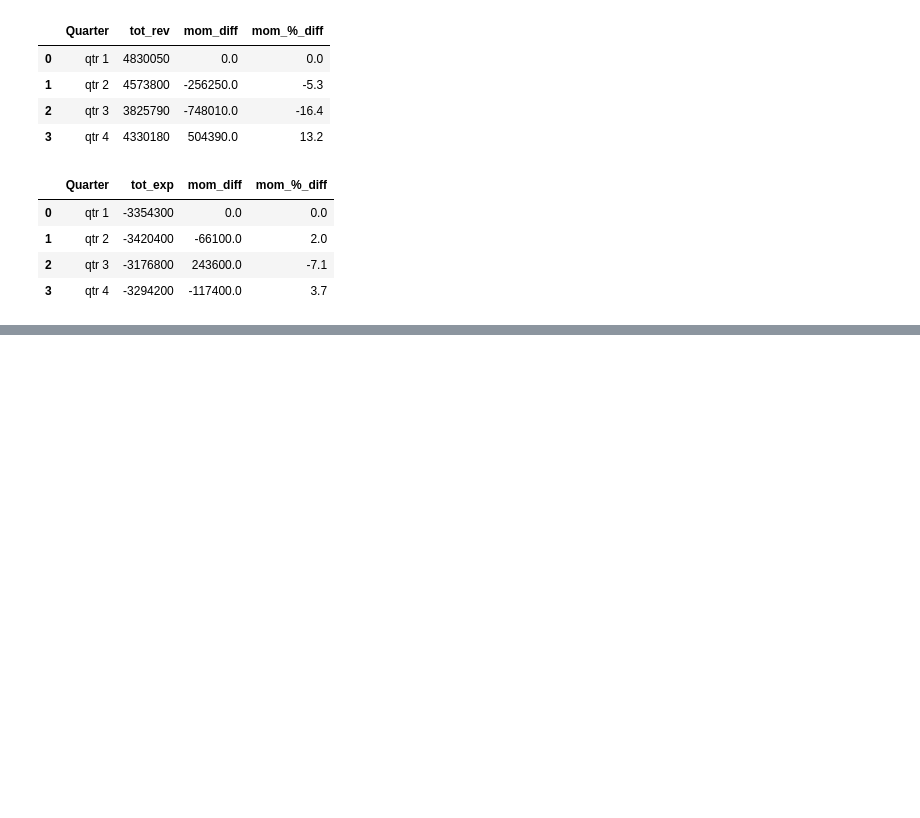
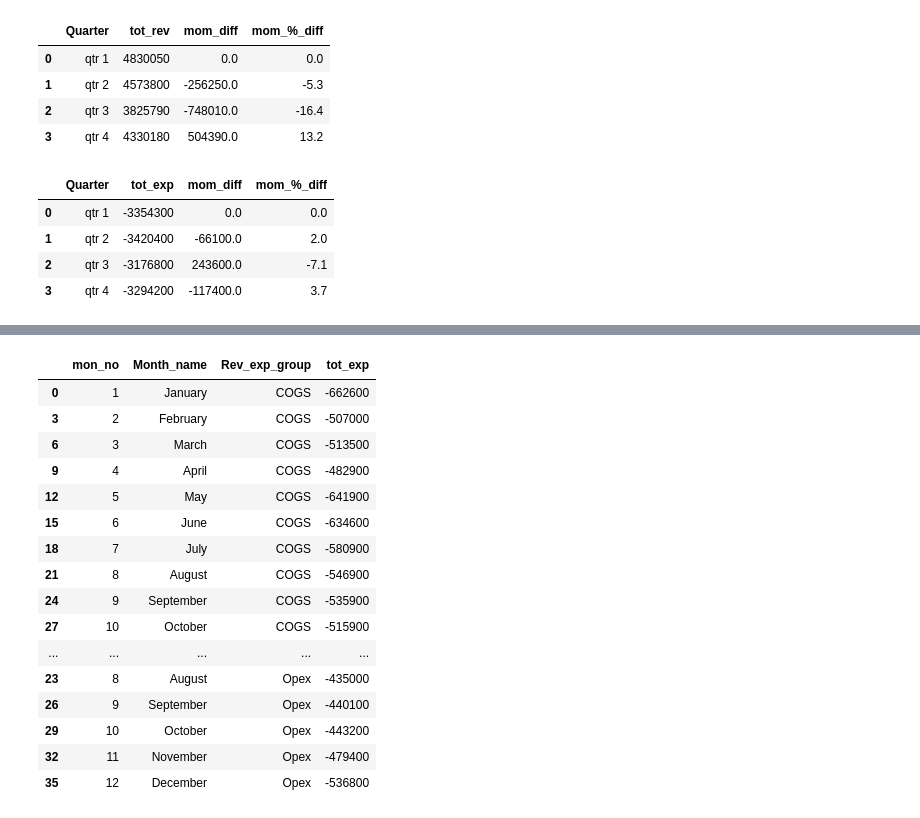
Before and after one commit to djibril968/Python_projects, a Jupyter notebook: Onyx_Financial_Analysis.ipynb, the cells around one changed output, grey strips where cells are left out. Drawn from its saved outputs; the diff is of its cells as text; code cells hidden in the pictures; blank space fills up the shorter version.

```diff
--- a/Onyx_Financial_Analysis.ipynb
+++ b/Onyx_Financial_Analysis.ipynb
@@ -498,0 +520,21 @@ Fin_data.head()
+# %%
+exp_by_exp_grp = trend_exp_extract.groupby([ 'mon_no','Month_name', 'Rev_exp_group'])['Amount'].sum().reset_index(name = 'tot_exp').sort_values(['Rev_exp_group','mon_no', 'tot_exp'], ascending= [True, True, False])
+exp_by_exp_grp
+# %% [output]
+|  | mon_no | Month_name | Rev_exp_group | tot_exp |
+| 0 | 1 | January | COGS | -662600 |
+| 3 | 2 | February | COGS | -507000 |
+| 6 | 3 | March | COGS | -513500 |
+| 9 | 4 | April | COGS | -482900 |
+| 12 | 5 | May | COGS | -641900 |
+| 15 | 6 | June | COGS | -634600 |
+| 18 | 7 | July | COGS | -580900 |
+| 21 | 8 | August | COGS | -546900 |
+| 24 | 9 | September | COGS | -535900 |
+| 27 | 10 | October | COGS | -515900 |
+| ... | ... | ... | ... | ... |
+| 23 | 8 | August | Opex | -435000 |
+| 26 | 9 | September | Opex | -440100 |
+| 29 | 10 | October | Opex | -443200 |
+| 32 | 11 | November | Opex | -479400 |
+| 35 | 12 | December | Opex | -536800 |
```
Also changed, not shown: parts of 5 cells of this notebook.
